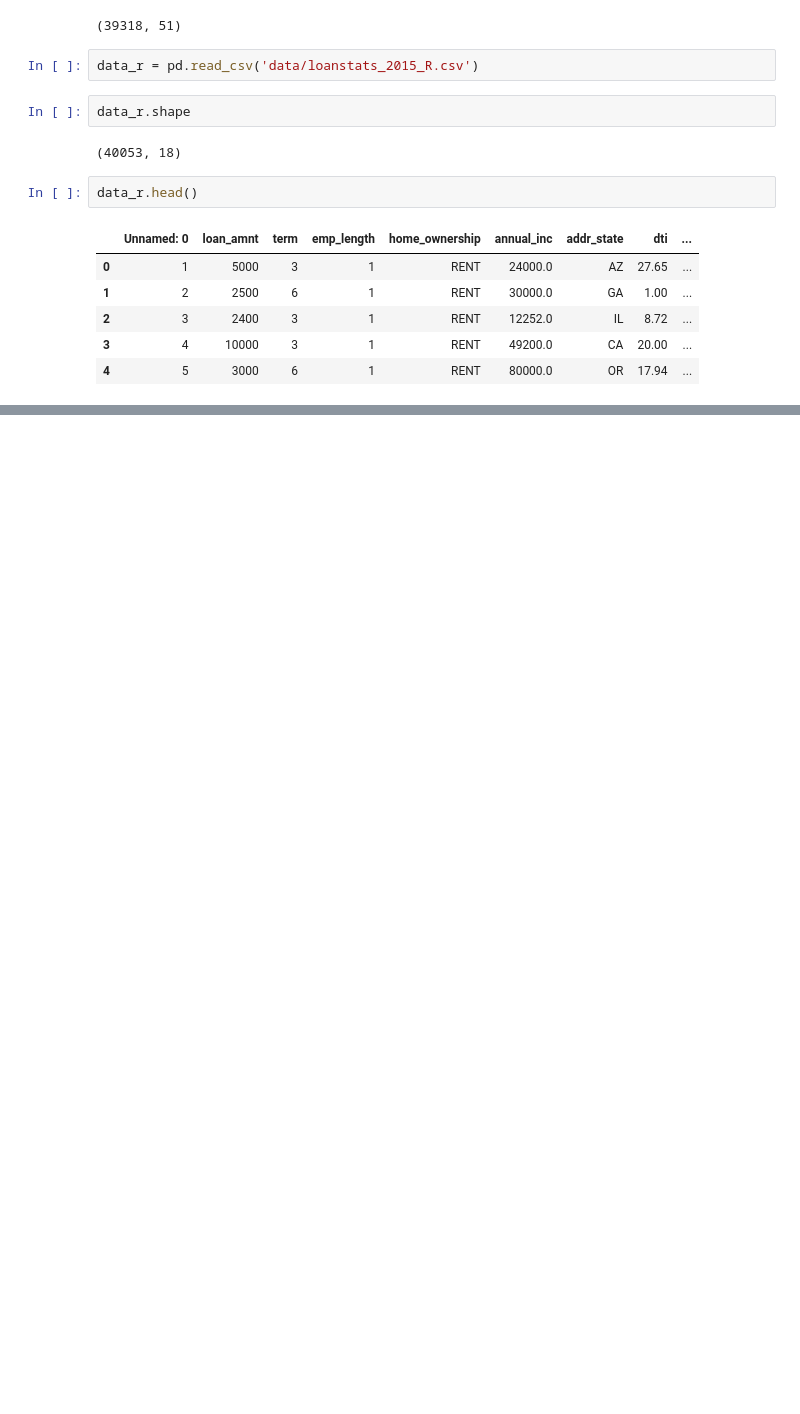
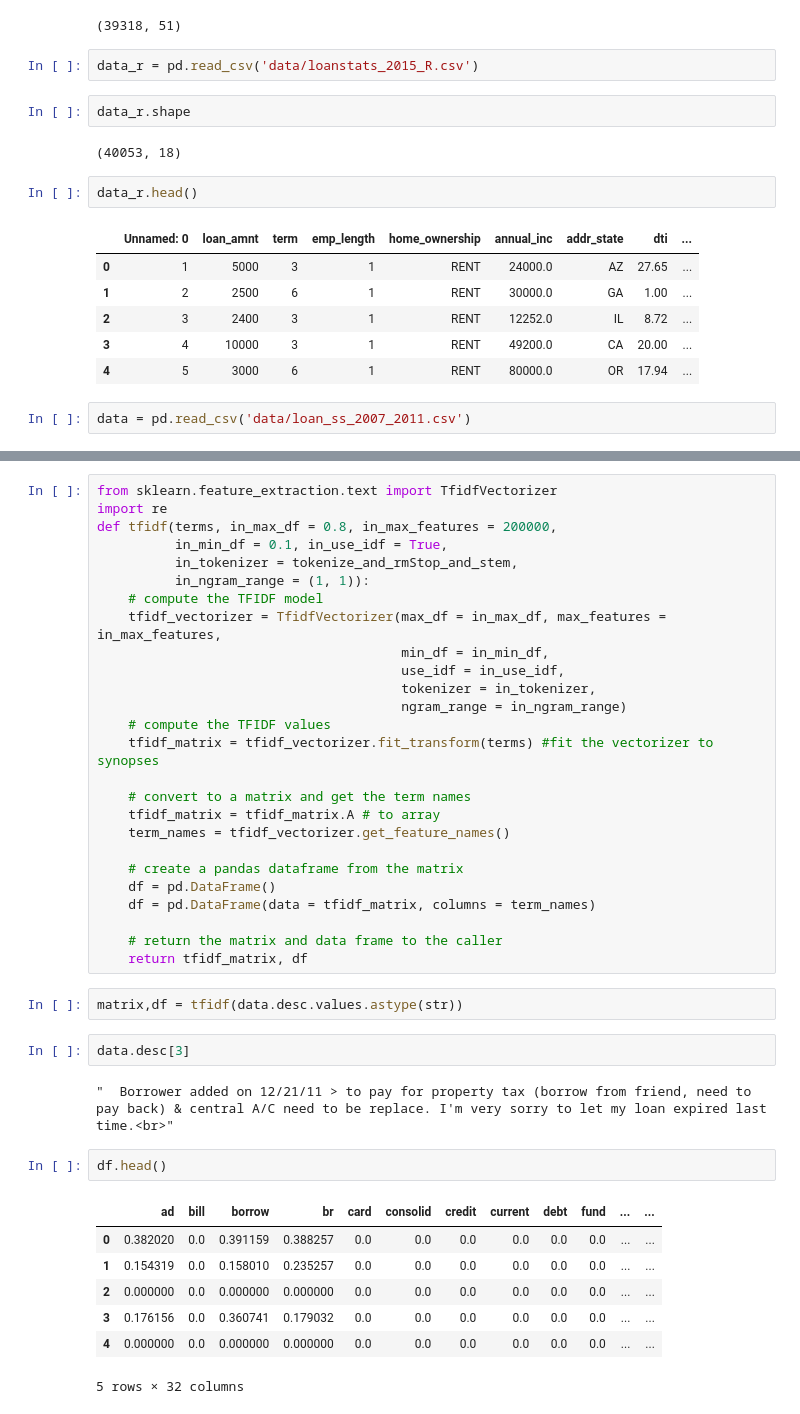
Before and after one commit to ajaykliyara/cs81_Final_Project, a Jupyter notebook: intial_processing.ipynb, the cells around one changed output, grey strips where cells are left out. Cells and saved outputs as stored; diff of their text form; blank space fills up the shorter version.

Commit message:
added tfidf dataset

```diff
--- a/intial_processing.ipynb
+++ b/intial_processing.ipynb
@@ -199,3 +199,5 @@ data_r.head()
 | 2 | 3 | 2400 | 3 | 1 | RENT | 12252.0 | IL | 8.72 | ... |
 | 3 | 4 | 10000 | 3 | 1 | RENT | 49200.0 | CA | 20.00 | ... |
 | 4 | 5 | 3000 | 6 | 1 | RENT | 80000.0 | OR | 17.94 | ... |
+# %%
+data = pd.read_csv('data/loan_ss_2007_2011.csv')
@@ -201,0 +240,42 @@ data_r.head()
+# %%
+from sklearn.feature_extraction.text import TfidfVectorizer
+import re
+def tfidf(terms, in_max_df = 0.8, in_max_features = 200000,
+          in_min_df = 0.1, in_use_idf = True,
+          in_tokenizer = tokenize_and_rmStop_and_stem,
+          in_ngram_range = (1, 1)):
+    # compute the TFIDF model
+    tfidf_vectorizer = TfidfVectorizer(max_df = in_max_df, max_features = in_max_features,
+                                       min_df = in_min_df,
+                                       use_idf = in_use_idf,
+                                       tokenizer = in_tokenizer,
+                                       ngram_range = in_ngram_range)
+    # compute the TFIDF values
+    tfidf_matrix = tfidf_vectorizer.fit_transform(terms) #fit the vectorizer to synopses
+
+    # convert to a matrix and get the term names
+    tfidf_matrix = tfidf_matrix.A # to array
+    term_names = tfidf_vectorizer.get_feature_names()
+
+    # create a pandas dataframe from the matrix
+    df = pd.DataFrame()
+    df = pd.DataFrame(data = tfidf_matrix, columns = term_names)
+
+    # return the matrix and data frame to the caller
+    return tfidf_matrix, df
+# %%
+matrix,df = tfidf(data.desc.values.astype(str))
+# %%
+data.desc[3]
+# %% [output]
+"  Borrower added on 12/21/11 > to pay for property tax (borrow from friend, need to pay back) & central A/C need to be replace. I'm very sorry to let my loan expired last time.<br>"
+# %%
+df.head()
+# %% [output]
+|  | ad | bill | borrow | br | card | consolid | credit | current | debt | fund | ... | ... |
+| 0 | 0.382020 | 0.0 | 0.391159 | 0.388257 | 0.0 | 0.0 | 0.0 | 0.0 | 0.0 | 0.0 | ... | ... |
+| 1 | 0.154319 | 0.0 | 0.158010 | 0.235257 | 0.0 | 0.0 | 0.0 | 0.0 | 0.0 | 0.0 | ... | ... |
+| 2 | 0.000000 | 0.0 | 0.000000 | 0.000000 | 0.0 | 0.0 | 0.0 | 0.0 | 0.0 | 0.0 | ... | ... |
+| 3 | 0.176156 | 0.0 | 0.360741 | 0.179032 | 0.0 | 0.0 | 0.0 | 0.0 | 0.0 | 0.0 | ... | ... |
+| 4 | 0.000000 | 0.0 | 0.000000 | 0.000000 | 0.0 | 0.0 | 0.0 | 0.0 | 0.0 | 0.0 | ... | ... |
+5 rows × 32 columns
```
Also changed, not shown: parts of 9 cells of this notebook, 1 other file.
